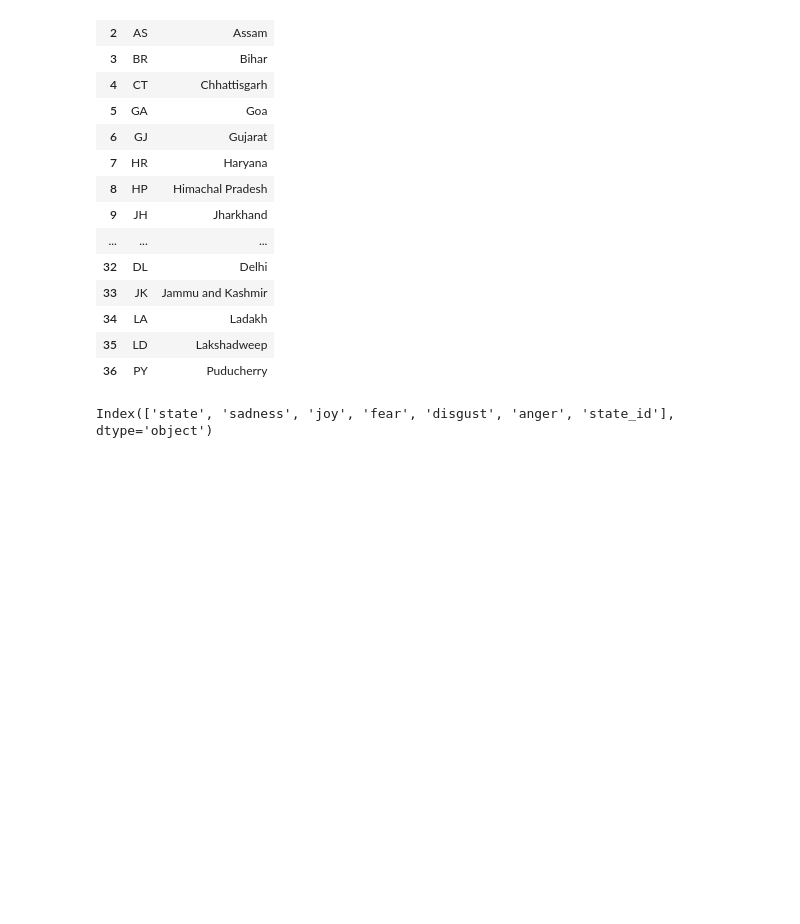
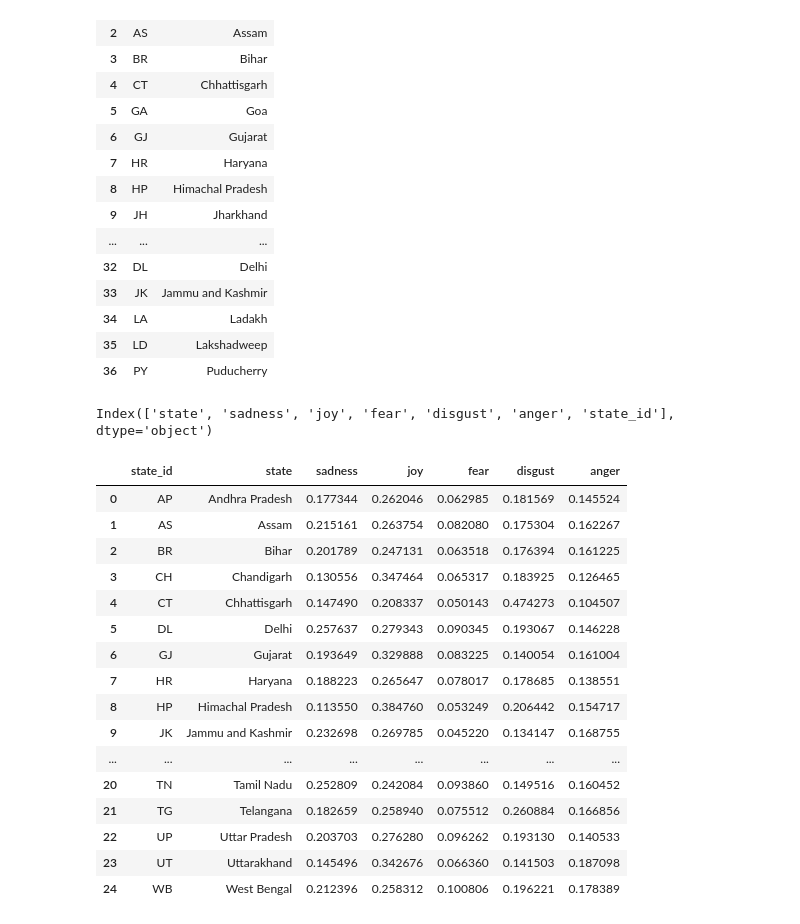
Before and after one commit to amogh-w/COVIDian, a Jupyter notebook: data_science/notebooks/averaging emotions 2.ipynb, the cells around one changed output. Cells and saved outputs as stored; diff of their text form; code cells hidden in the pictures; blank space fills up the shorter version.

Commit message:
Added Statewise Emotions

```diff
--- a/data_science/notebooks/averaging emotions 2.ipynb
+++ b/data_science/notebooks/averaging emotions 2.ipynb
@@ -277,3 +277,25 @@ for i, row in tqdm(df3[['state_id', 'state', 'sadness', 'joy', 'fear', 'disgust'
     result = {'state_id': state_id, 'state': state, 'sadness': sadness, 'joy': joy,
               'fear': fear, 'disgust': disgust, 'anger': anger}
     mycol.insert_one(result)
+# %%
+df4 = pd.read_csv("../datasets/automation/stage2/sentiments_state_with_id.csv")
+# %%
+df4[['state_id', 'state', 'sadness', 'joy', 'fear', 'disgust', 'anger']]
+# %% [output]
+|  | state_id | state | sadness | joy | fear | disgust | anger |
+| 0 | AP | Andhra Pradesh | 0.177344 | 0.262046 | 0.062985 | 0.181569 | 0.145524 |
+| 1 | AS | Assam | 0.215161 | 0.263754 | 0.082080 | 0.175304 | 0.162267 |
+| 2 | BR | Bihar | 0.201789 | 0.247131 | 0.063518 | 0.176394 | 0.161225 |
+| 3 | CH | Chandigarh | 0.130556 | 0.347464 | 0.065317 | 0.183925 | 0.126465 |
+| 4 | CT | Chhattisgarh | 0.147490 | 0.208337 | 0.050143 | 0.474273 | 0.104507 |
+| 5 | DL | Delhi | 0.257637 | 0.279343 | 0.090345 | 0.193067 | 0.146228 |
+| 6 | GJ | Gujarat | 0.193649 | 0.329888 | 0.083225 | 0.140054 | 0.161004 |
+| 7 | HR | Haryana | 0.188223 | 0.265647 | 0.078017 | 0.178685 | 0.138551 |
+| 8 | HP | Himachal Pradesh | 0.113550 | 0.384760 | 0.053249 | 0.206442 | 0.154717 |
+| 9 | JK | Jammu and Kashmir | 0.232698 | 0.269785 | 0.045220 | 0.134147 | 0.168755 |
+| ... | ... | ... | ... | ... | ... | ... | ... |
+| 20 | TN | Tamil Nadu | 0.252809 | 0.242084 | 0.093860 | 0.149516 | 0.160452 |
+| 21 | TG | Telangana | 0.182659 | 0.258940 | 0.075512 | 0.260884 | 0.166856 |
+| 22 | UP | Uttar Pradesh | 0.203703 | 0.276280 | 0.096262 | 0.193130 | 0.140533 |
+| 23 | UT | Uttarakhand | 0.145496 | 0.342676 | 0.066360 | 0.141503 | 0.187098 |
+| 24 | WB | West Bengal | 0.212396 | 0.258312 | 0.100806 | 0.196221 | 0.178389 |
```
Also changed, not shown: parts of 2 cells of this notebook, 2 other files.
